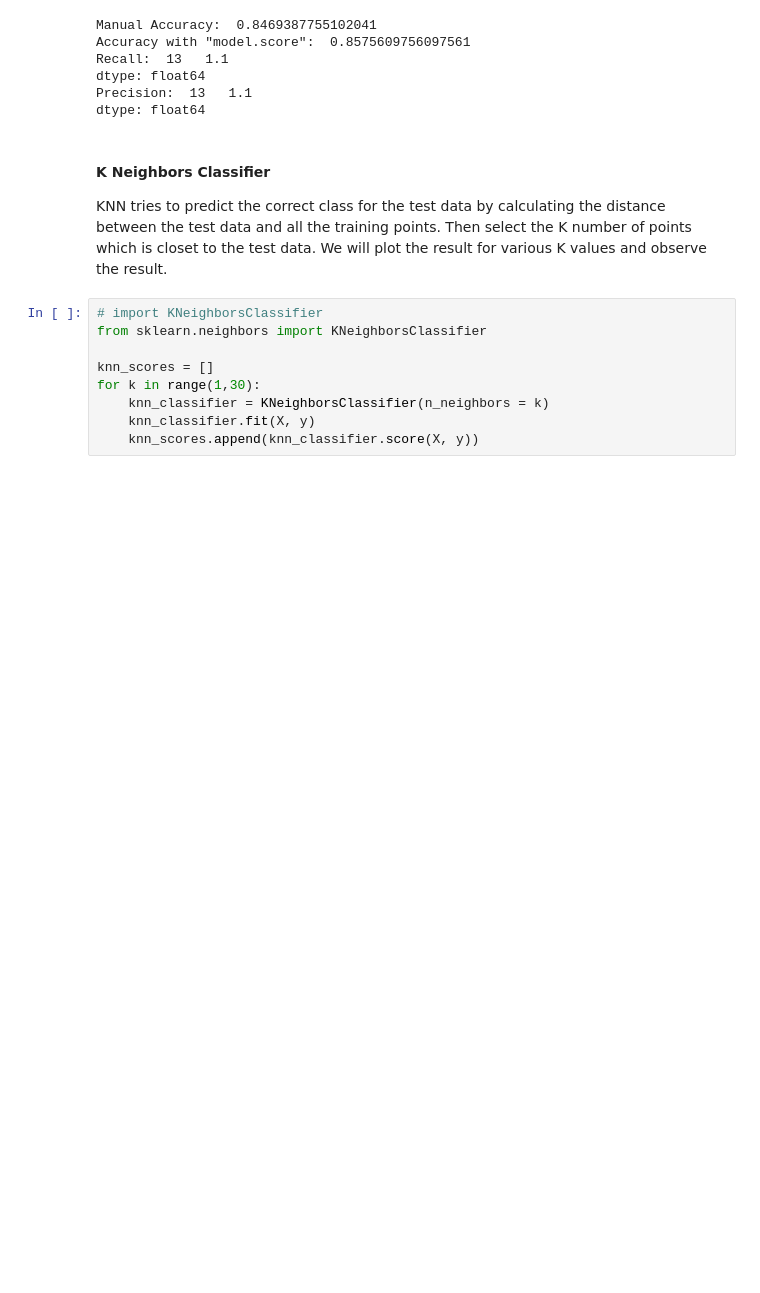
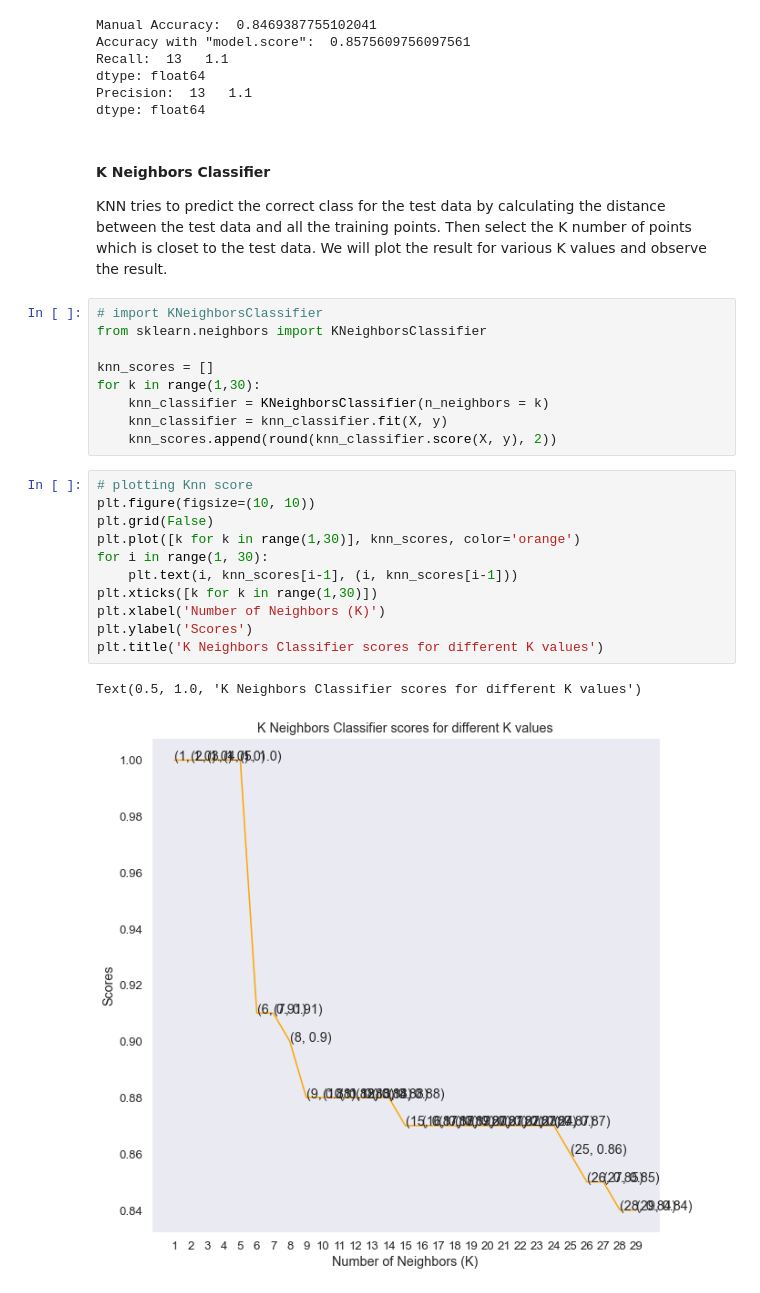
Before and after one commit to franck225-coder/Machine-Learning-project-series, a Jupyter notebook: logistic regression/heart disease prediction/heart_disease_prediction.ipynb, the cells around one changed output. Cells and saved outputs as stored; diff of their text form; blank space fills up the shorter version.

Commit message:
plotting KNN result

```diff
--- a/logistic regression/heart disease prediction/heart_disease_prediction.ipynb
+++ b/logistic regression/heart disease prediction/heart_disease_prediction.ipynb
@@ -387,5 +387,19 @@ from sklearn.neighbors import KNeighborsClassifier
 knn_scores = []
 for k in range(1,30):
     knn_classifier = KNeighborsClassifier(n_neighbors = k)
-    knn_classifier.fit(X, y)
-    knn_scores.append(knn_classifier.score(X, y))
+    knn_classifier = knn_classifier.fit(X, y)
+    knn_scores.append(round(knn_classifier.score(X, y), 2))
+# %%
+# plotting Knn score
+plt.figure(figsize=(10, 10))
+plt.grid(False)
+plt.plot([k for k in range(1,30)], knn_scores, color='orange')
+for i in range(1, 30):
+    plt.text(i, knn_scores[i-1], (i, knn_scores[i-1]))
+plt.xticks([k for k in range(1,30)])
+plt.xlabel('Number of Neighbors (K)')
+plt.ylabel('Scores')
+plt.title('K Neighbors Classifier scores for different K values')
+# %% [output]
+Text(0.5, 1.0, 'K Neighbors Classifier scores for different K values')
+[figure, added]
```
